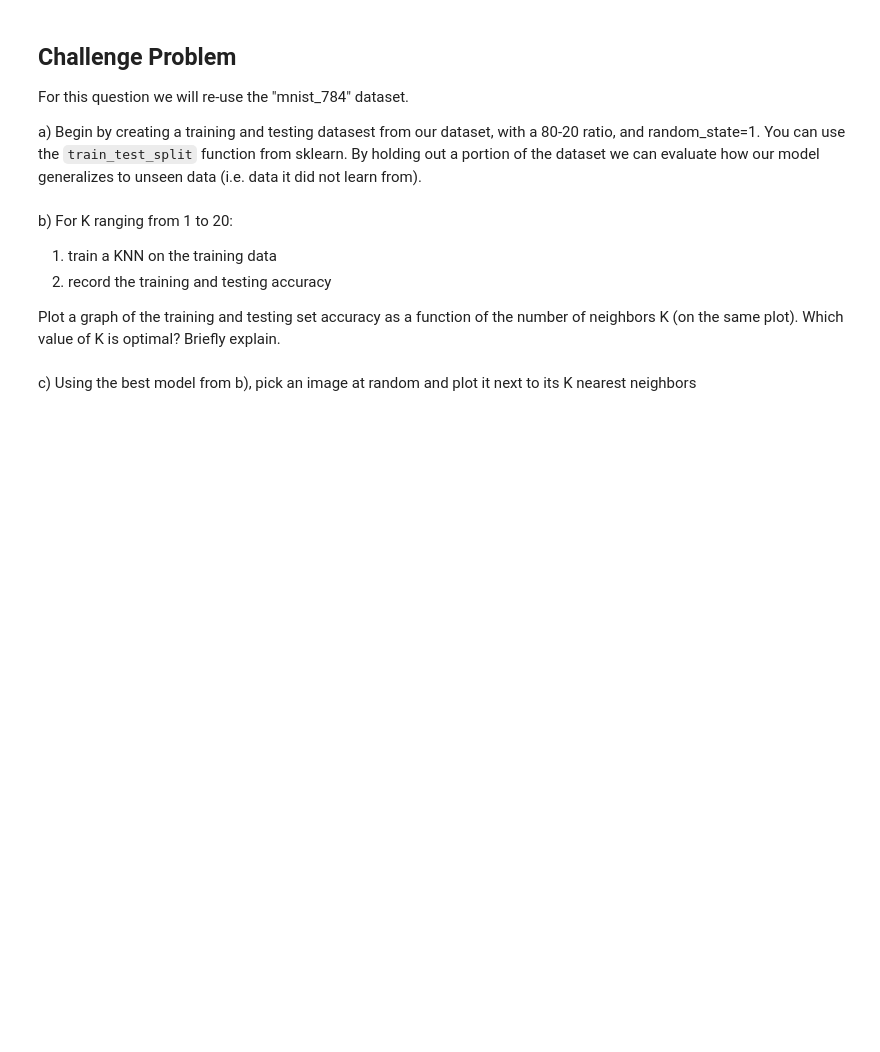
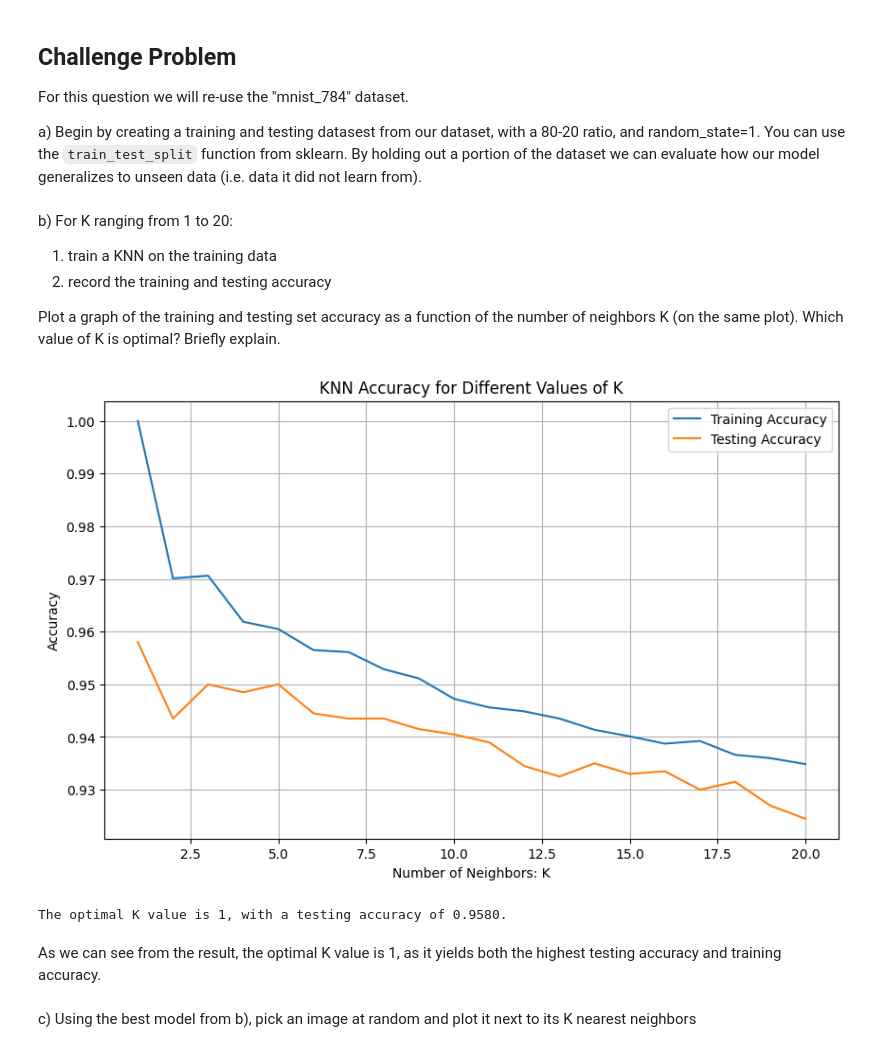
Before and after one commit to markyx316/Data-Science-Fundamentals, a Jupyter notebook: lecture_12/worksheet_12.ipynb, the cells around one changed output. Drawn from its saved outputs; the diff is of its cells as text; code cells hidden in the pictures; blank space fills up the shorter version.

```diff
--- a/lecture_12/worksheet_12.ipynb
+++ b/lecture_12/worksheet_12.ipynb
@@ -261,3 +259,17 @@ from sklearn.model_selection import train_test_split
+# %%
+from sklearn.model_selection import train_test_split
+from sklearn.datasets import fetch_openml
+from sklearn.utils import resample
+
+mnist = fetch_openml('mnist_784', version=1)
+
+X, y = np.array(mnist["data"]), np.array(mnist["target"])
+
+# Take a random sample of 10,000 data points,
+# since the entire dataset is too large for my computer to handle
+sample_X, sample_y = resample(X, y, n_samples=10000, random_state=42)
+
+X_train, X_test, y_train, y_test = train_test_split(sample_X, sample_y, test_size=0.20, random_state=1)
 # %% [markdown]
 b) For K ranging from 1 to 20:
 
@@ -270,2 +280,44 @@ from sklearn.neighbors import KNeighborsClassifier
+# %%
+from sklearn.neighbors import KNeighborsClassifier
+from sklearn.metrics import accuracy_score
+
+training_accuracies = []
+testing_accuracies = []
+
+k_range = range(1, 21)
+
+for k in k_range:
+
+    knn = KNeighborsClassifier(n_neighbors=k)
+    knn.fit(X_train, y_train)
+
+    y_train_pred = knn.predict(X_train)
+    training_accuracy = accuracy_score(y_train, y_train_pred)
+    training_accuracies.append(training_accuracy)
+
+    y_test_pred = knn.predict(X_test)
+    testing_accuracy = accuracy_score(y_test, y_test_pred)
+    testing_accuracies.append(testing_accuracy)
+
+plt.figure(figsize=(10, 6))
+plt.plot(k_range, training_accuracies, label='Training Accuracy')
+plt.plot(k_range, testing_accuracies, label='Testing Accuracy')
+plt.xlabel('Number of Neighbors: K')
+plt.ylabel('Accuracy')
+plt.title('KNN Accuracy for Different Values of K')
+plt.legend()
+plt.grid(True)
+plt.show()
+
+# Find the K value with the highest testing accuracy
+optimal_k = testing_accuracies.index(max(testing_accuracies)) + 1
+max_accuracy = max(testing_accuracies)
+
+print(f"The optimal K value is {optimal_k}, with a testing accuracy of {max_accuracy:.4f}.")
+# %% [output]
+[figure, added]
+The optimal K value is 1, with a testing accuracy of 0.9580.
+# %% [markdown]
+As we can see from the result, the optimal K value is 1, as it yields both the highest testing accuracy and training accuracy.
 # %% [markdown]
 c) Using the best model from b), pick an image at random and plot it next to its K nearest neighbors
```
Also changed, not shown: parts of 13 cells of this notebook, 4 other files.
